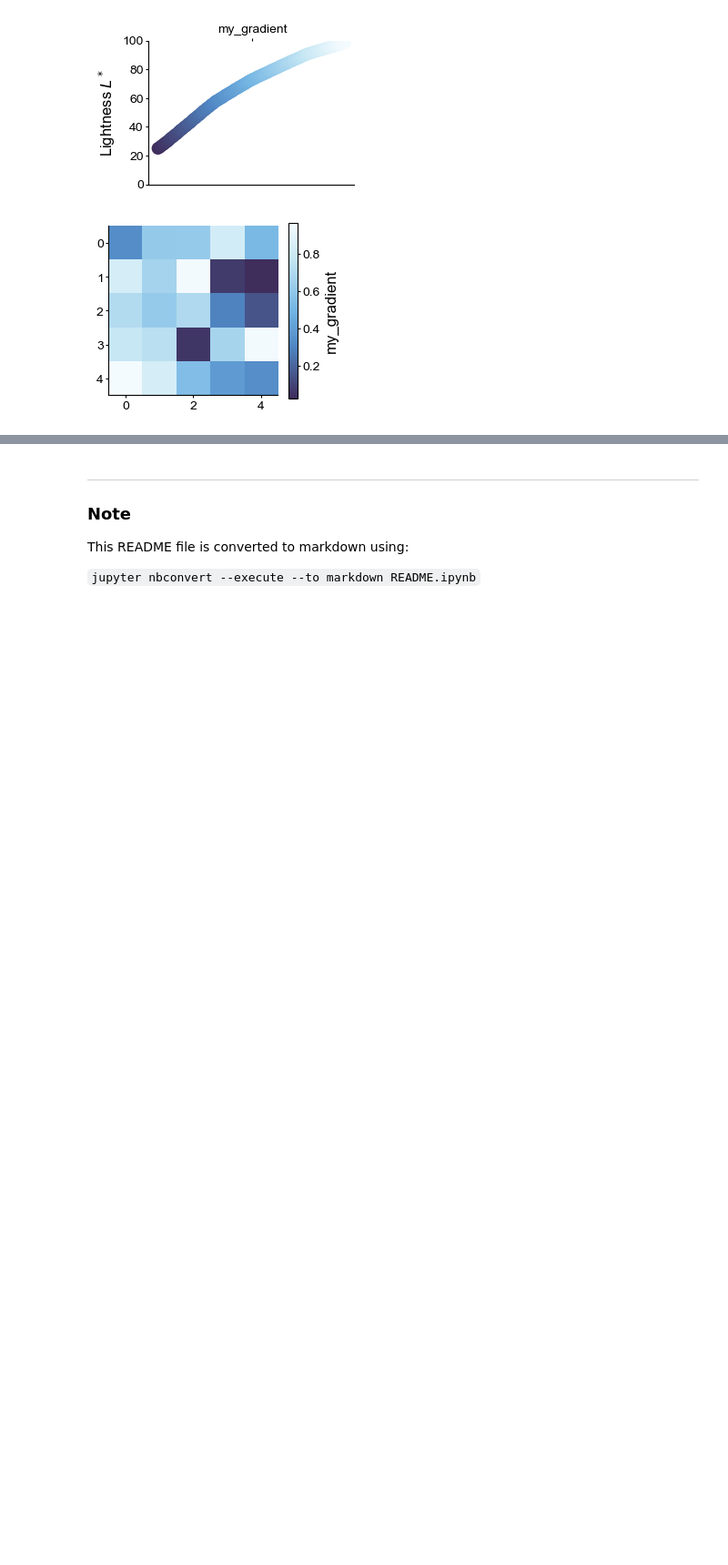
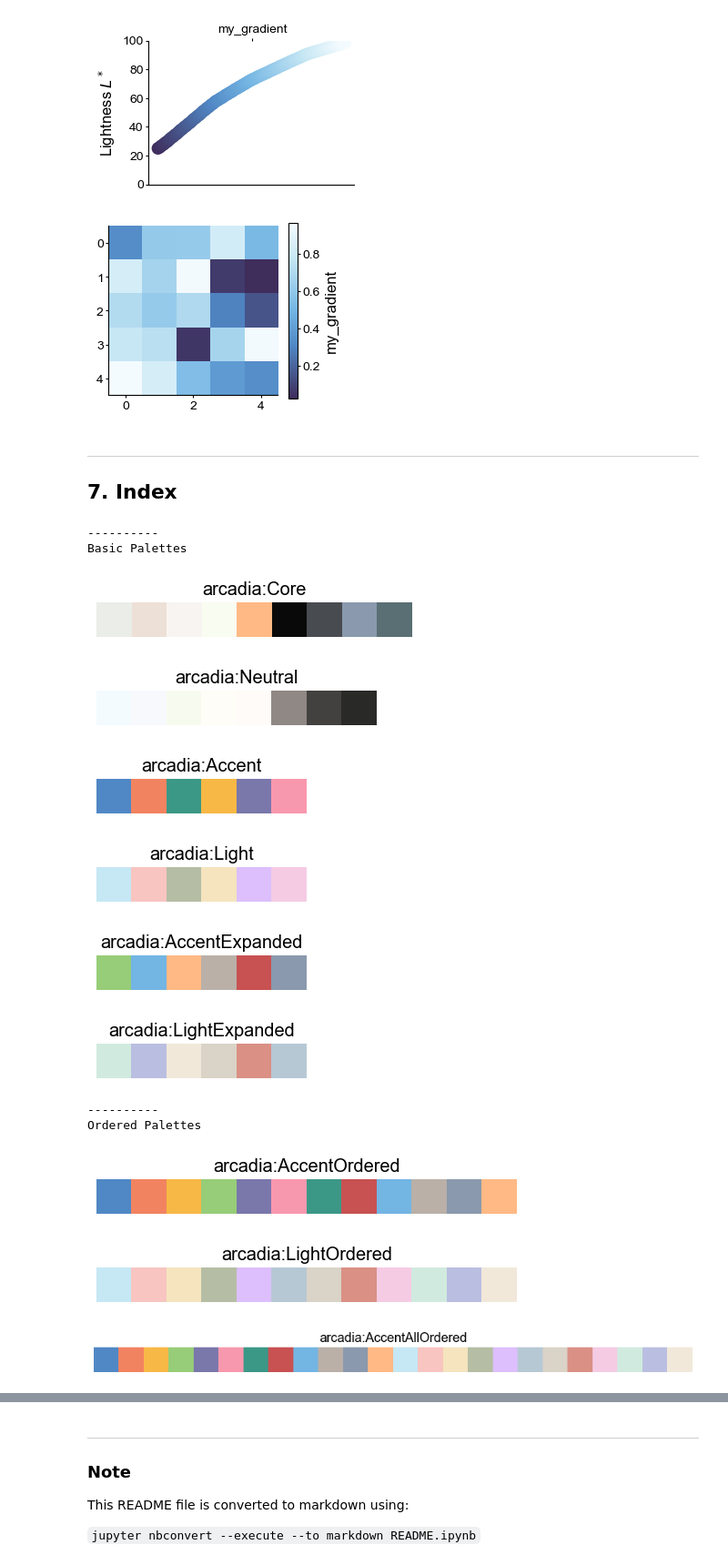
Before and after one commit to Arcadia-Science/arcadia-pycolor, a Jupyter notebook: README.ipynb, the cells around one changed output, grey strips where cells are left out. Shown at 91% size. Drawn from its saved outputs; the diff is of its cells as text; code cells hidden in the pictures; blank space fills up the shorter version.

```diff
--- a/README.ipynb
+++ b/README.ipynb
@@ -359,3 +361,32 @@ plt.show()
 [figure]
 [figure]
 [figure]
+# %% [markdown]
+---
+## 7. Index
+# %%
+basic_palettes = ['arcadia:Core', 'arcadia:Neutral', 'arcadia:Accent', 'arcadia:Light', 'arcadia:AccentExpanded', 'arcadia:LightExpanded']
+
+print("----------\nBasic Palettes")
+for pal in basic_palettes:
+    apc.Palettes[pal].display()
+
+ordered_palettes = ['arcadia:AccentOrdered', 'arcadia:LightOrdered', 'arcadia:AccentAllOrdered']
+
+print("----------\nOrdered Palettes")
+for pal in ordered_palettes:
+    apc.Palettes[pal].display()
+# %% [output]
+----------
+Basic Palettes
+[figure, added]
+[figure, added]
+[figure, added]
+[figure, added]
+[figure, added]
+[figure, added]
+----------
+Ordered Palettes
+[figure, added]
+[figure, added]
+[figure, added]
```
Also changed, not shown: parts of 14 cells of this notebook, 3 other files.
